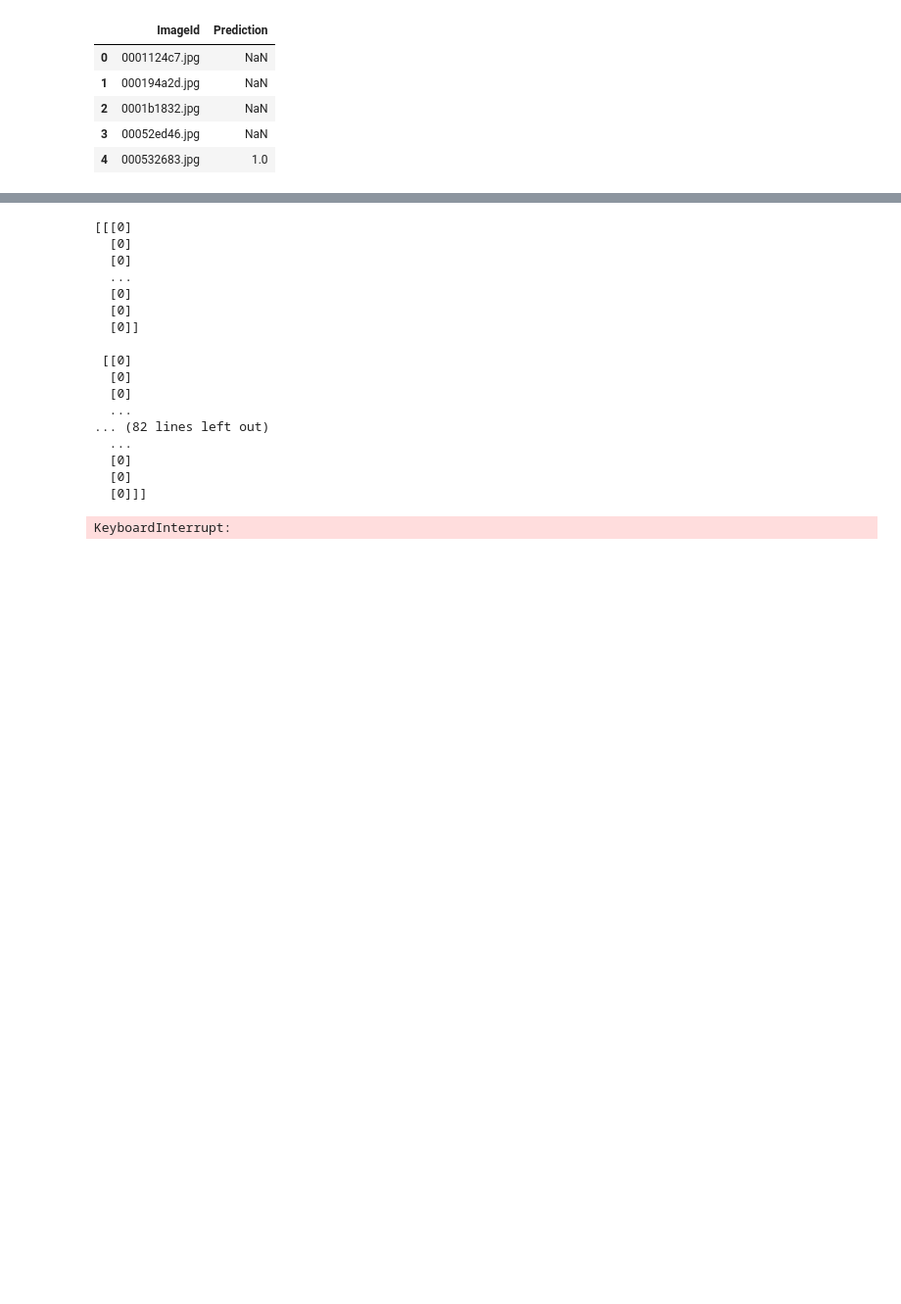
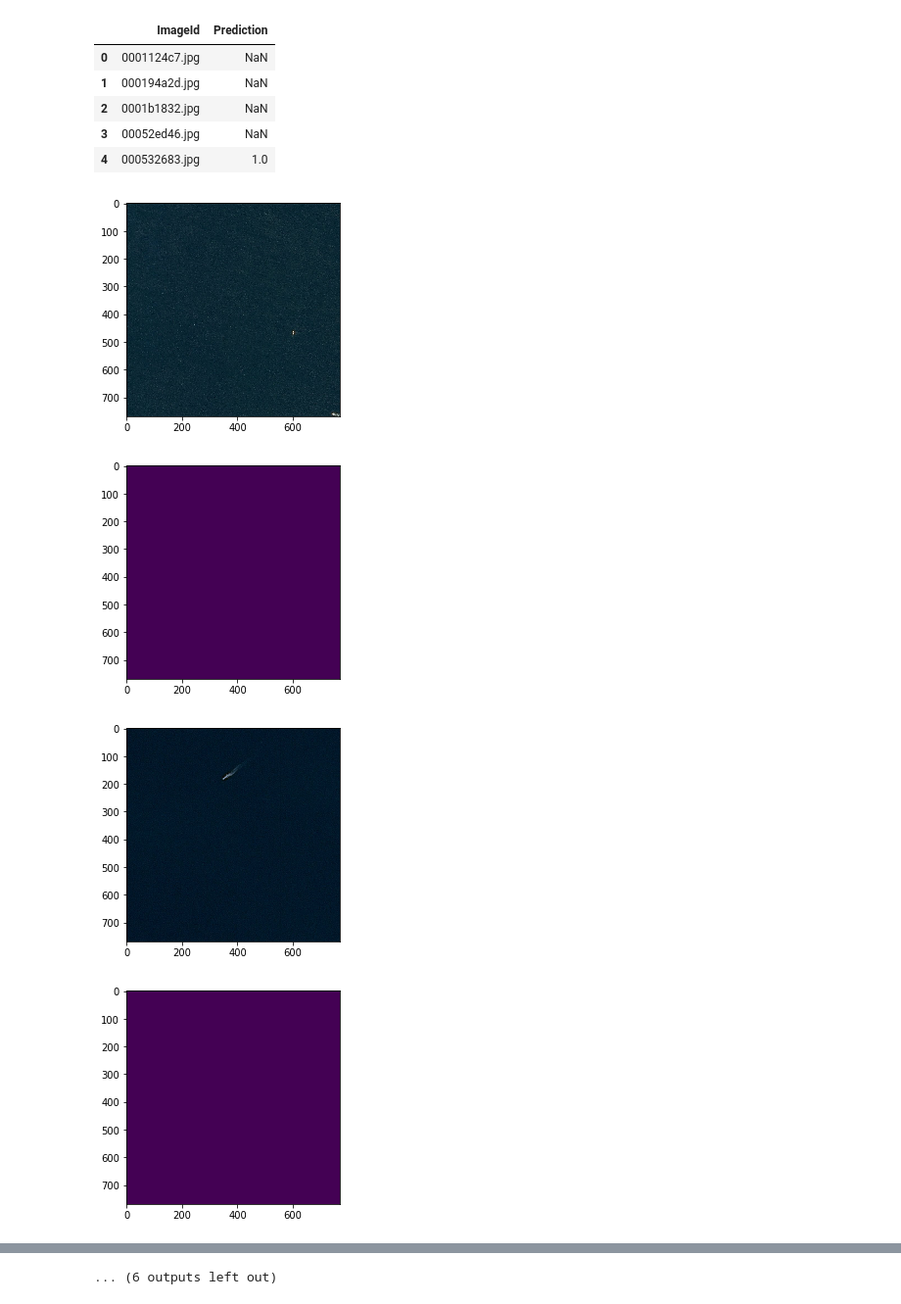
Before and after one commit to jjuppe/Object-Detection-Satelite-Images, a Jupyter notebook: submission.ipynb, the cells around one changed output, grey strips where cells are left out. Shown at 98% size. Drawn from its saved outputs; the diff is of its cells as text; code cells hidden in the pictures; blank space fills up the shorter version.

```diff
--- a/submission.ipynb
+++ b/submission.ipynb
@@ -48,7 +48,7 @@ clf_submission.head()
 | 4 | 000532683.jpg | NaN |
 # %%
 # make prediction for all images
-for picture in tqdm_notebook(pictures[:100]):
+for picture in tqdm_notebook(pictures):
     img_path = os.path.join('input/test', picture)
     img = mpimg.imread(img_path)
     img = np.expand_dims(img, axis=0)
@@ -102,7 +102,7 @@ def IoU(y_true, y_pred, eps=1e-6):
     return -K.mean((intersection + eps) / (union + eps), axis=0)
 
 
-seg_model = load_model("models/segmentation_model_final_v1.h5",
+seg_model = load_model("models/segmentation_model_final_unet.h5",
                    custom_objects={'dice_p_bce': dice_p_bce, 'dice_coef': dice_coef,
 
                                    'true_positive_rate': true_positive_rate,
@@ -111,18 +111,46 @@ seg_model = load_model("models/segmentation_model_final_v1.h5",
 def predict(img):
     img_path = os.path.join('input/test', img)
     img = mpimg.imread(img_path)
+    plt.imshow(img)
+    plt.show()
     img = np.expand_dims(img, axis=0)
     pred = seg_model.predict(img)[0]
+    plt.imshow(np.squeeze(pred))
+    plt.show()
     pred = binary_opening(pred > 0.99, np.expand_dims(disk(2), -1))
     pred = remove_small_objects(pred, connectivity=2)
     return pred, img
+
+
+def rle_encode(img, min_max_threshold=1e-3, max_mean_threshold=None):
+    '''
+    img: numpy array, 1 - mask, 0 - background
+    Returns run length as string formated
+    '''
+    if np.max(img) < min_max_threshold:
+        return ''  ## no need to encode if it's all zeros
+    if max_mean_threshold and np.mean(img) > max_mean_threshold:
+        return ''  ## ignore overfilled mask
+    pixels = img.T.flatten()
+    pixels = np.concatenate([[0], pixels, [0]])
+    runs = np.where(pixels[1:] != pixels[:-1])[0] + 1
+    runs[1::2] -= runs[::2]
+    return ' '.join(str(x) for x in runs)
 # %%
 from skimage.segmentation import mark_boundaries
 from skimage.morphology import binary_opening, disk, label, remove_small_objects
 
 out_pred_rows = list()
 for picture in clf_submission.ImageId[is_boat]:
-    pred, img = predict(picture)
+    pred, _ = predict(picture)
     labels = label(pred)
-    print(labels)
+    if pred.ndim > 2:
+        rles = [rle_encode(np.sum(labels == k, axis=2)) for k in np.unique(labels[labels > 0])]
+    else:
+        rles = [rle_encode(labels == k) for k in np.unique(labels[labels > 0])]
+    out_pred_rows += [[picture, rle] for rle in rles if rle is not None]
 # %% [output]
+[figure, added]
+[figure, added]
+[figure, added]
+[figure, added]
@@ -129,18 +165 @@ for picture in clf_submission.ImageId[is_boat]:
-[[[0]
-  [0]
-  [0]
-  ...
-  [0]
-  [0]
-  [0]]
-
- [[0]
-  [0]
-  [0]
-  ...
-... (82 lines left out)
-  ...
-  [0]
-  [0]
-  [0]]]
+... (6 outputs left out)
-KeyboardInterrupt:
```
Also changed, not shown: parts of 6 cells of this notebook, 1 other file.
